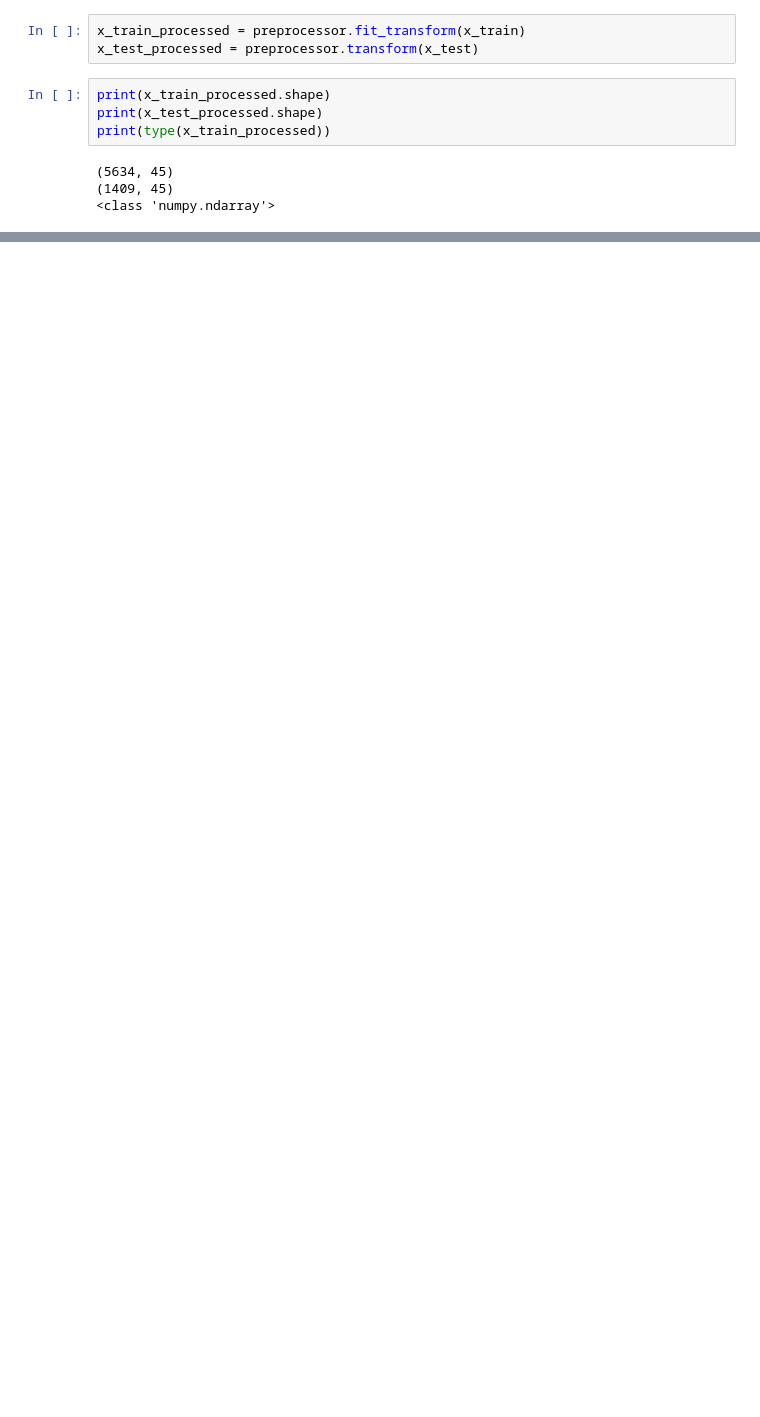
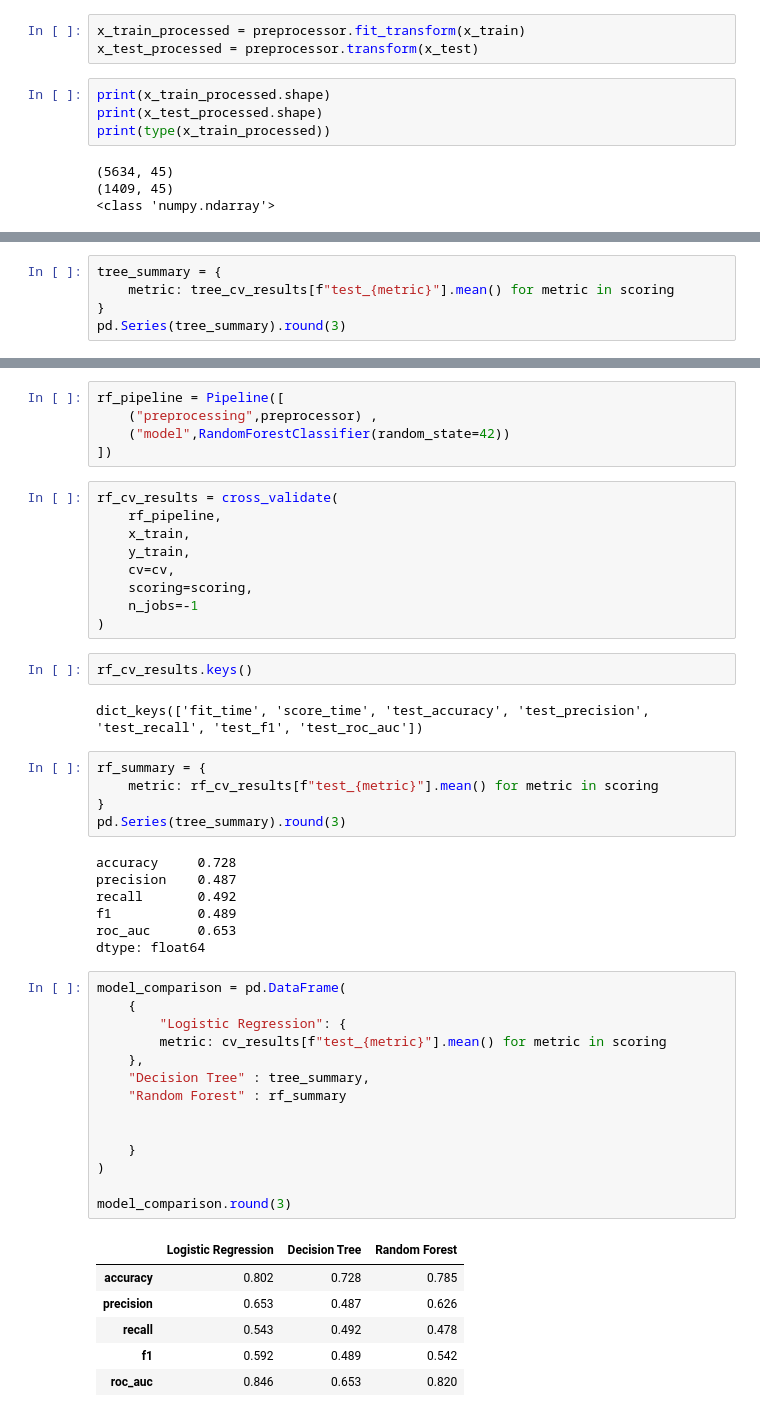
Before and after one commit to Maaahdi-Mohseni/customer-intelligence-platform, a Jupyter notebook: notebooks/01_data_exploration.ipynb, the cells around one changed output, grey strips where cells are left out. Cells and saved outputs as stored; diff of their text form; blank space fills up the shorter version.

Commit message:
Model created and tested, ML phase completed. Sub folders such as features and models added, Entry Point created, Starting to Modularize.

```diff
--- a/notebooks/01_data_exploration.ipynb
+++ b/notebooks/01_data_exploration.ipynb
@@ -353,0 +557,5 @@ print(type(x_train_processed))
+# %%
+tree_summary = {
+    metric: tree_cv_results[f"test_{metric}"].mean() for metric in scoring
+}
+pd.Series(tree_summary).round(3)
@@ -353,0 +584,51 @@ print(type(x_train_processed))
+# %%
+rf_pipeline = Pipeline([
+    ("preprocessing",preprocessor) ,
+    ("model",RandomForestClassifier(random_state=42))
+])
+# %%
+rf_cv_results = cross_validate(
+    rf_pipeline,
+    x_train,
+    y_train,
+    cv=cv,
+    scoring=scoring,
+    n_jobs=-1
+)
+# %%
+rf_cv_results.keys()
+# %% [output]
+dict_keys(['fit_time', 'score_time', 'test_accuracy', 'test_precision', 'test_recall', 'test_f1', 'test_roc_auc'])
+# %%
+rf_summary = {
+    metric: rf_cv_results[f"test_{metric}"].mean() for metric in scoring
+}
+pd.Series(tree_summary).round(3)
+# %% [output]
+accuracy     0.728
+precision    0.487
+recall       0.492
+f1           0.489
+roc_auc      0.653
+dtype: float64
+# %%
+model_comparison = pd.DataFrame(
+    {
+        "Logistic Regression": {
+        metric: cv_results[f"test_{metric}"].mean() for metric in scoring
+    },
+    "Decision Tree" : tree_summary,
+    "Random Forest" : rf_summary
+
+
+    }
+)
+
+model_comparison.round(3)
+# %% [output]
+|  | Logistic Regression | Decision Tree | Random Forest |
+| accuracy | 0.802 | 0.728 | 0.785 |
+| precision | 0.653 | 0.487 | 0.626 |
+| recall | 0.543 | 0.492 | 0.478 |
+| f1 | 0.592 | 0.489 | 0.542 |
+| roc_auc | 0.846 | 0.653 | 0.820 |
```
Also changed, not shown: parts of 34 cells of this notebook, 2 other files.
